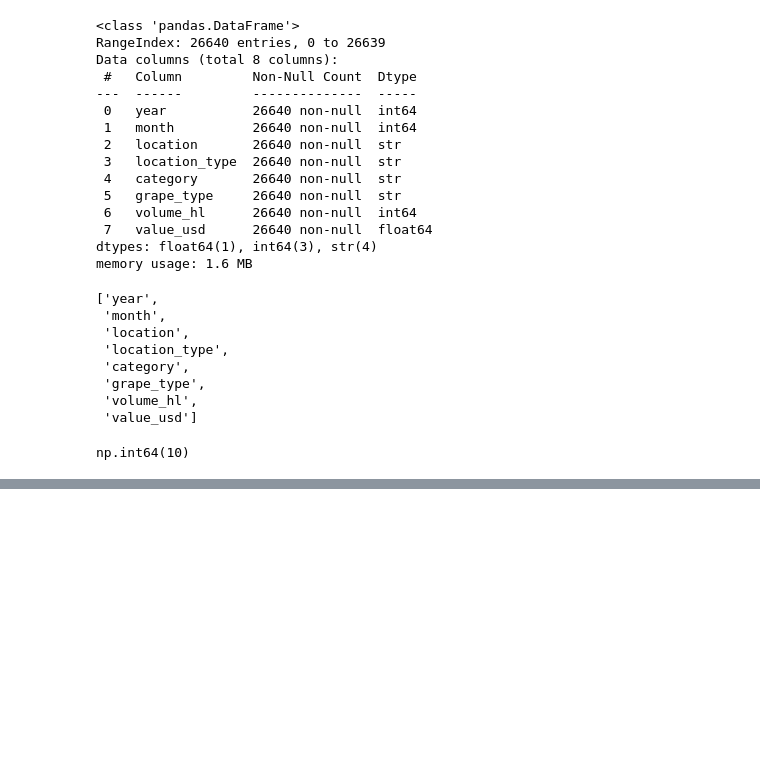
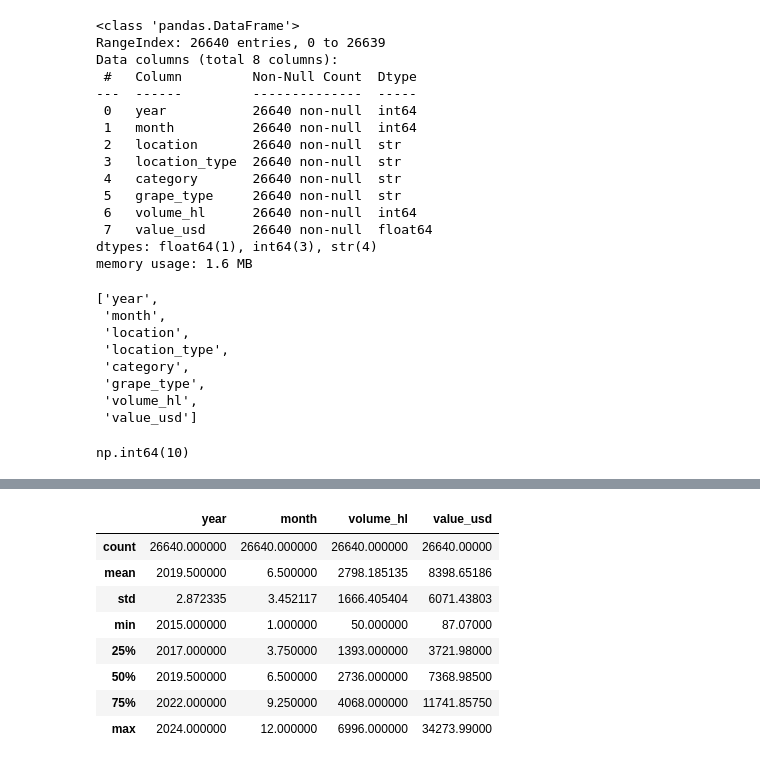
Before and after one commit to ArthurLima06/SENAI-PPDC, a Jupyter notebook: exercicios.ipynb, the cells around one changed output, grey strips where cells are left out. Drawn from its saved outputs; the diff is of its cells as text; code cells hidden in the pictures; blank space fills up the shorter version.

```diff
--- a/exercicios.ipynb
+++ b/exercicios.ipynb
@@ -835,0 +873,14 @@ np.int64(10)
+# %%
+df= pd.read_csv("vinhos.csv")
+
+df.describe()
+# %% [output]
+|  | year | month | volume_hl | value_usd |
+| count | 26640.000000 | 26640.000000 | 26640.000000 | 26640.00000 |
+| mean | 2019.500000 | 6.500000 | 2798.185135 | 8398.65186 |
+| std | 2.872335 | 3.452117 | 1666.405404 | 6071.43803 |
+| min | 2015.000000 | 1.000000 | 50.000000 | 87.07000 |
+| 25% | 2017.000000 | 3.750000 | 1393.000000 | 3721.98000 |
+| 50% | 2019.500000 | 6.500000 | 2736.000000 | 7368.98500 |
+| 75% | 2022.000000 | 9.250000 | 4068.000000 | 11741.85750 |
+| max | 2024.000000 | 12.000000 | 6996.000000 | 34273.99000 |
```
Also changed, not shown: parts of 5 cells of this notebook.
